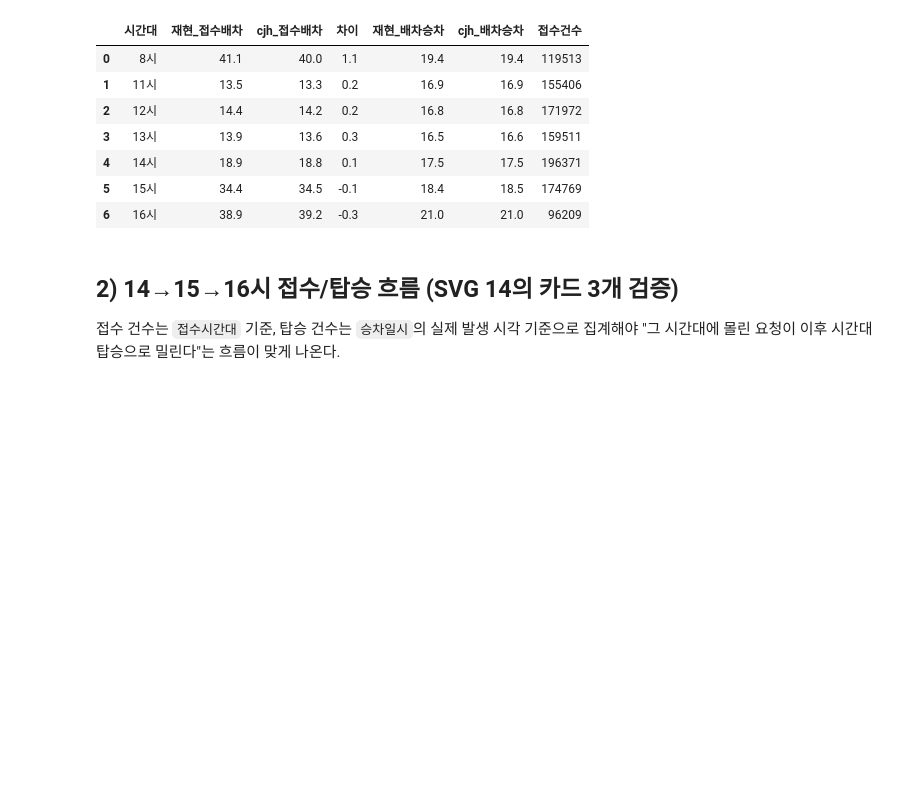
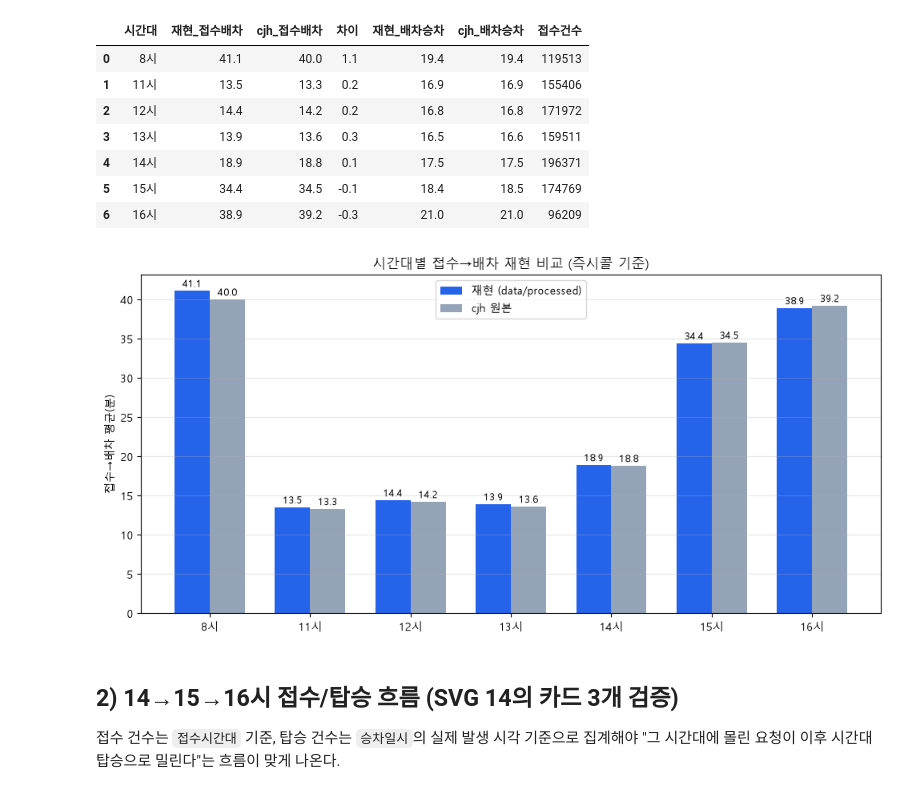
Before and after one commit to calltaxi-DA/calltaxi-DA, a Jupyter notebook: notebooks/09_dispatch_bottleneck_verification.ipynb, the cells around one changed output. Saved outputs shown, nothing was run; the diff lists cells and outputs as text; code cells hidden in the pictures; blank space fills up the shorter version.

Commit message:
matplotlib 시각화 셀 4개 추가 (시간대별/흐름/구별 TOP8)

```diff
--- a/notebooks/09_dispatch_bottleneck_verification.ipynb
+++ b/notebooks/09_dispatch_bottleneck_verification.ipynb
@@ -116,6 +116,41 @@ compare_df
 | 4 | 14시 | 18.9 | 18.8 | 0.1 | 17.5 | 17.5 | 196371 |
 | 5 | 15시 | 34.4 | 34.5 | -0.1 | 18.4 | 18.5 | 174769 |
 | 6 | 16시 | 38.9 | 39.2 | -0.3 | 21.0 | 21.0 | 96209 |
+# %%
+import matplotlib.pyplot as plt
+
+plt.rcParams['font.family'] = 'Malgun Gothic'
+plt.rcParams['axes.unicode_minus'] = False
+
+fig, ax = plt.subplots(figsize=(10, 5))
+x = range(len(compare_df))
+width = 0.35
+
+bars_mine = ax.bar(
+    [i - width / 2 for i in x], compare_df['재현_접수배차'], width,
+    label='재현 (data/processed)', color='#2563eb'
+)
+bars_cjh = ax.bar(
+    [i + width / 2 for i in x], compare_df['cjh_접수배차'], width,
+    label='cjh 원본', color='#94a3b8'
+)
+
+ax.set_xticks(list(x))
+ax.set_xticklabels(compare_df['시간대'])
+ax.set_ylabel('접수→배차 평균(분)')
+ax.set_title('시간대별 접수→배차 재현 비교 (즉시콜 기준)')
+ax.legend()
+ax.grid(axis='y', alpha=0.3)
+
+for bars in (bars_mine, bars_cjh):
+    for b in bars:
+        h = b.get_height()
+        ax.text(b.get_x() + b.get_width() / 2, h + 0.5, f'{h:.1f}', ha='center', fontsize=9)
+
+plt.tight_layout()
+plt.show()
+# %% [output]
+[figure, added]
 # %% [markdown]
 ## 2) 14→15→16시 접수/탑승 흐름 (SVG 14의 카드 3개 검증)
 
```
Also changed, not shown: parts of 3 cells of this notebook.
